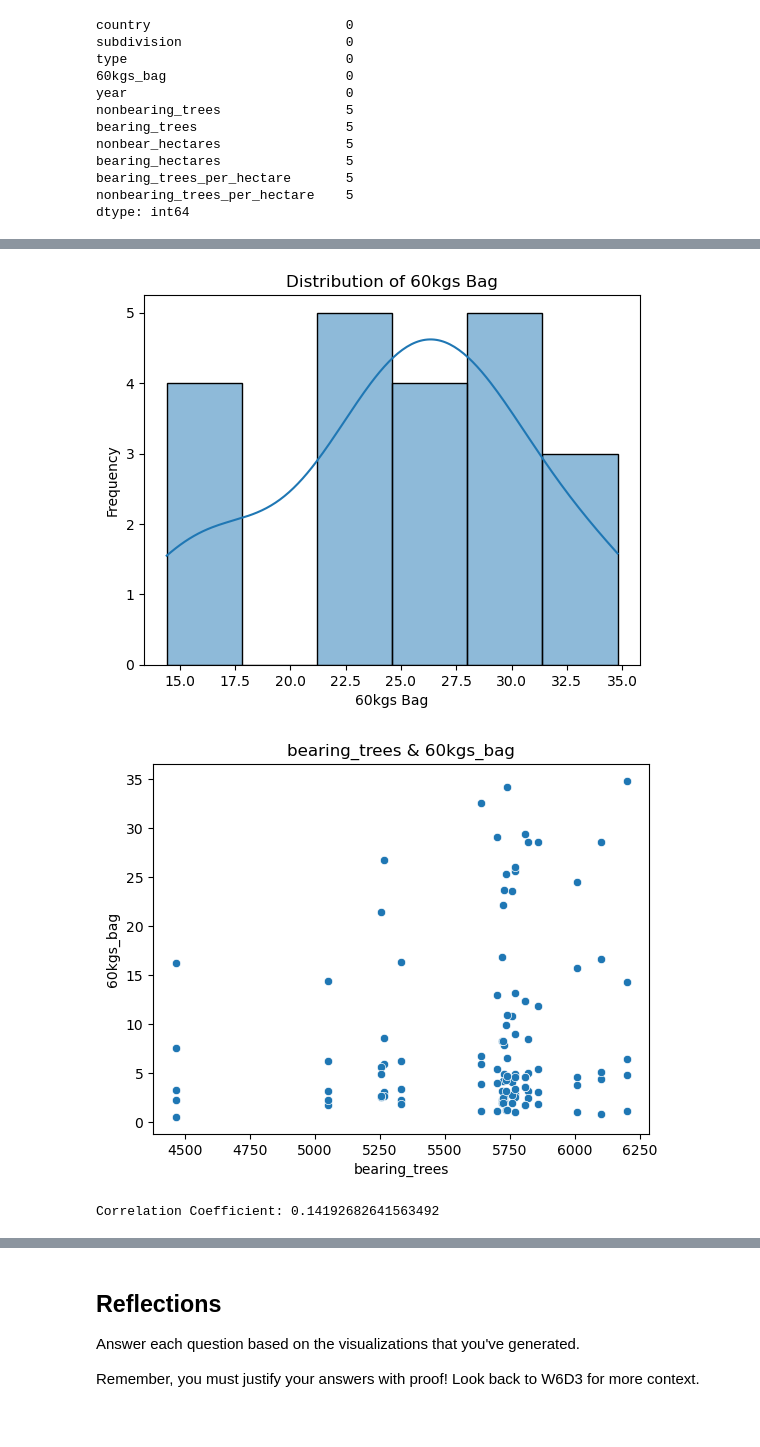
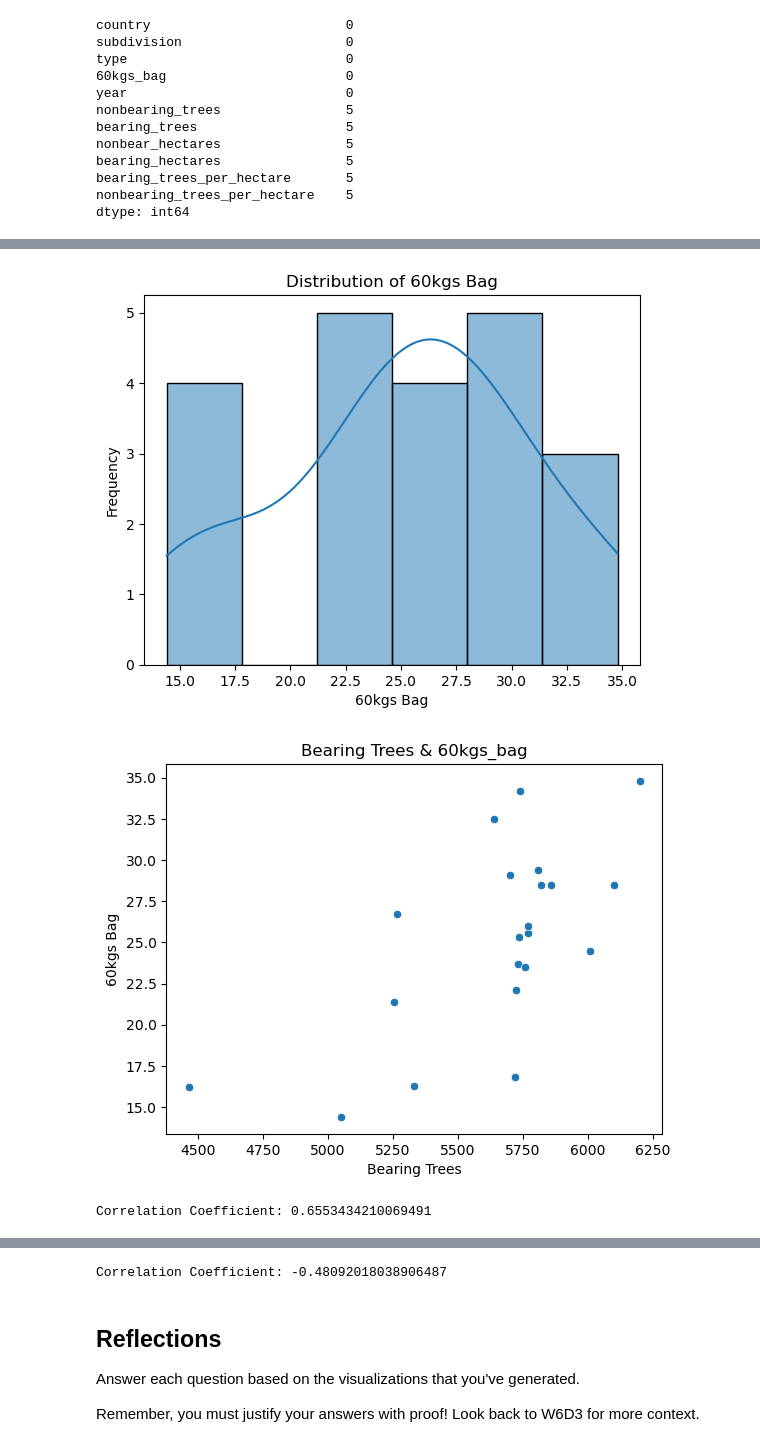
Before and after one commit to yuzchen7/weather_analysis, a Jupyter notebook: notebooks/explore_coffee.ipynb, the cells around one changed output, grey strips where cells are left out. Cells and saved outputs as stored; diff of their text form; code cells hidden in the pictures.

```diff
--- a/notebooks/explore_coffee.ipynb
+++ b/notebooks/explore_coffee.ipynb
@@ -79,37 +79,45 @@ plt.title('Bearing Hectares Change Across Years')
 plt.show()
 
 sns.histplot(data=mg_coffee, x='bearing_hectares', kde=True)
 plt.title('Distribution of Bearing Hectares')
 plt.xlabel('Bearing Hectares')
 plt.ylabel('Frequency')
 plt.show()
 
 
 sns.lineplot(data = mg_coffee, x = mg_coffee['year'], y = mg_coffee['60kgs_bag'], markers = True, marker = 'o')
 plt.xlabel('Years')
 plt.ylabel('60kgs Bag')
 plt.title('60kgs Bag Change Across Years')
 plt.show()
 
 sns.histplot(data=mg_coffee, x='60kgs_bag', kde=True)
 plt.title('Distribution of 60kgs Bag')
 plt.xlabel('60kgs Bag')
 plt.ylabel('Frequency')
 plt.show()
 
-sns.scatterplot(data=coffee, x=coffee['bearing_trees'], y=coffee['60kgs_bag'])
-plt.title('bearing_trees & 60kgs_bag')
-plt.xlabel('bearing_trees')
-plt.ylabel('60kgs_bag')
+sns.scatterplot(data=mg_coffee, x=mg_coffee['bearing_trees'], y=mg_coffee['60kgs_bag'])
+plt.title('Bearing Trees & 60kgs_bag')
+plt.xlabel('Bearing Trees')
+plt.ylabel('60kgs Bag')
 plt.show()
-b_and_60_corr_coef = coffee['bearing_trees'].corr(coffee['60kgs_bag'], method='pearson')
+b_and_60_corr_coef = mg_coffee['bearing_trees'].corr(mg_coffee['60kgs_bag'], method='pearson')
 print('Correlation Coefficient:', b_and_60_corr_coef)
+
+sns.scatterplot(data=mg_coffee, x=mg_coffee['bearing_hectares'], y=mg_coffee['60kgs_bag'])
+plt.title('Bearing Hectares & 60kgs Bag')
+plt.xlabel('Bearing Hectares')
+plt.ylabel('60kgs Bag')
+plt.show()
+bh_and_60_corr_coef = mg_coffee['bearing_hectares'].corr(mg_coffee['60kgs_bag'], method='pearson')
+print('Correlation Coefficient:', bh_and_60_corr_coef)
 # %% [output]
 [figure]
 [figure]
 [figure]
 [figure]
 [figure]
 [figure]
-[figure, old version]
+[figure, new version]
-Correlation Coefficient: 0.14192682641563492
+Correlation Coefficient: 0.6553434210069491
@@ -116,3 +125,4 @@ Correlation Coefficient: 0.14192682641563492
+Correlation Coefficient: -0.48092018038906487
 # %% [markdown]
 ## Reflections
 
```
Also changed, not shown: parts of 3 cells of this notebook, 1 other file.
